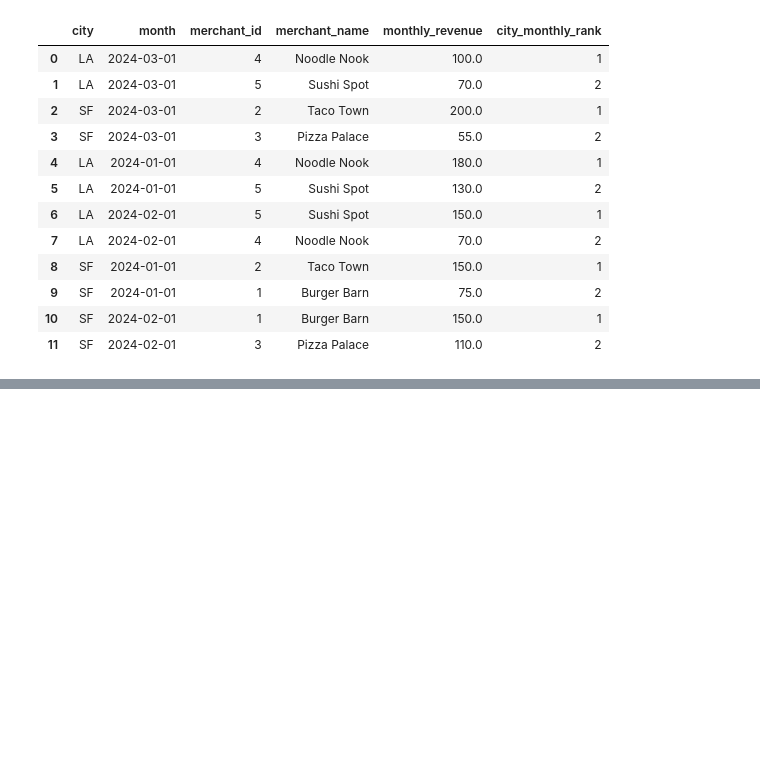
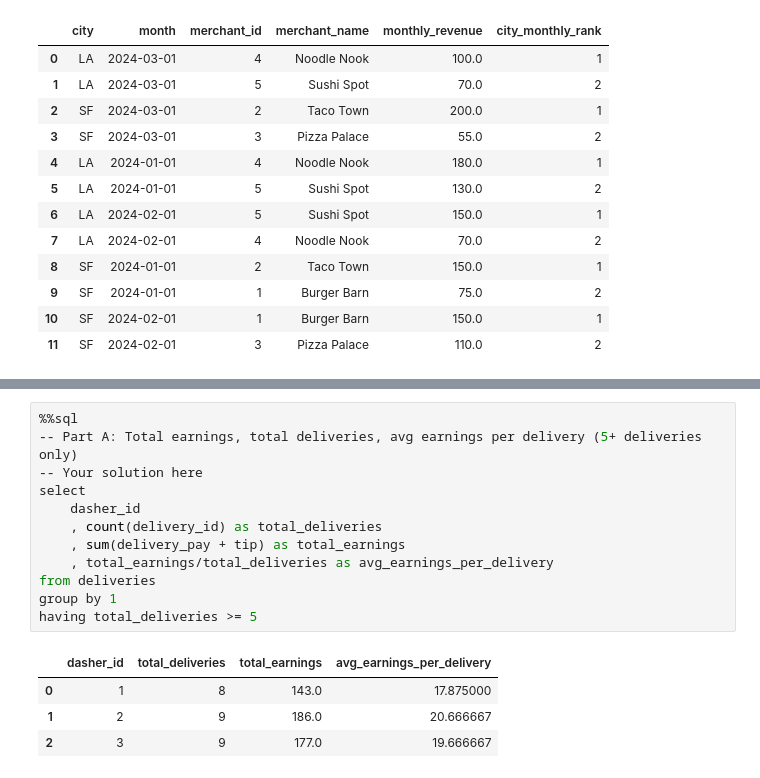
Before and after one commit to EkamKalsi/data-diary, a Jupyter notebook: DoorDash/doordash_sql_prep.ipynb, the cells around one changed output, grey strips where cells are left out. Cells and saved outputs as stored; diff of their text form; blank space fills up the shorter version.

```diff
--- a/DoorDash/doordash_sql_prep.ipynb
+++ b/DoorDash/doordash_sql_prep.ipynb
@@ -428,0 +494,17 @@ where revenue_decline_mom = 1
+# %%
+%%sql
+-- Part A: Total earnings, total deliveries, avg earnings per delivery (5+ deliveries only)
+-- Your solution here
+select
+    dasher_id
+    , count(delivery_id) as total_deliveries
+    , sum(delivery_pay + tip) as total_earnings
+    , total_earnings/total_deliveries as avg_earnings_per_delivery
+from deliveries
+group by 1
+having total_deliveries >= 5
+# %% [output]
+|  | dasher_id | total_deliveries | total_earnings | avg_earnings_per_delivery |
+| 0 | 1 | 8 | 143.0 | 17.875000 |
+| 1 | 2 | 9 | 186.0 | 20.666667 |
+| 2 | 3 | 9 | 177.0 | 19.666667 |
```
Also changed, not shown: parts of 6 cells of this notebook, 2 other files.
